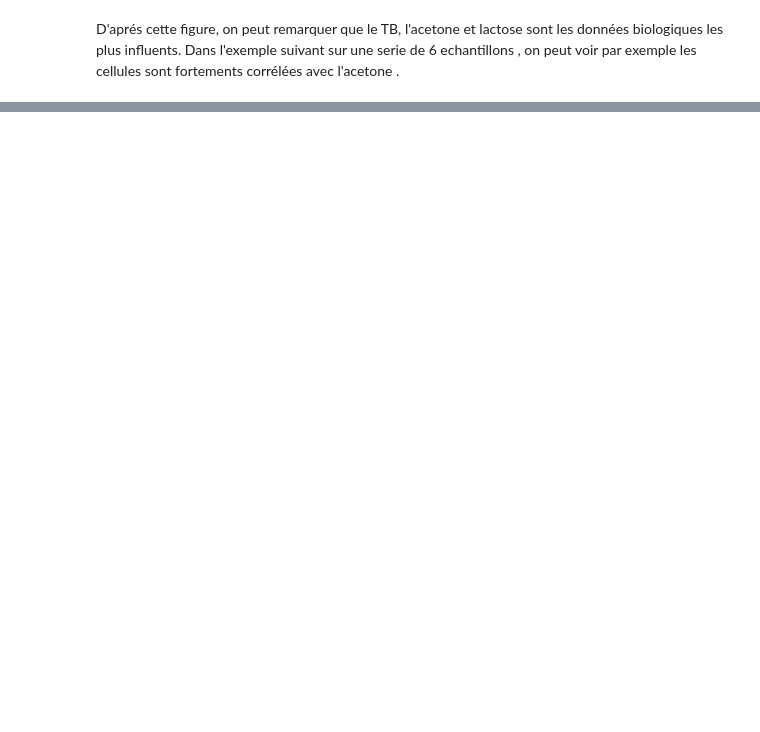
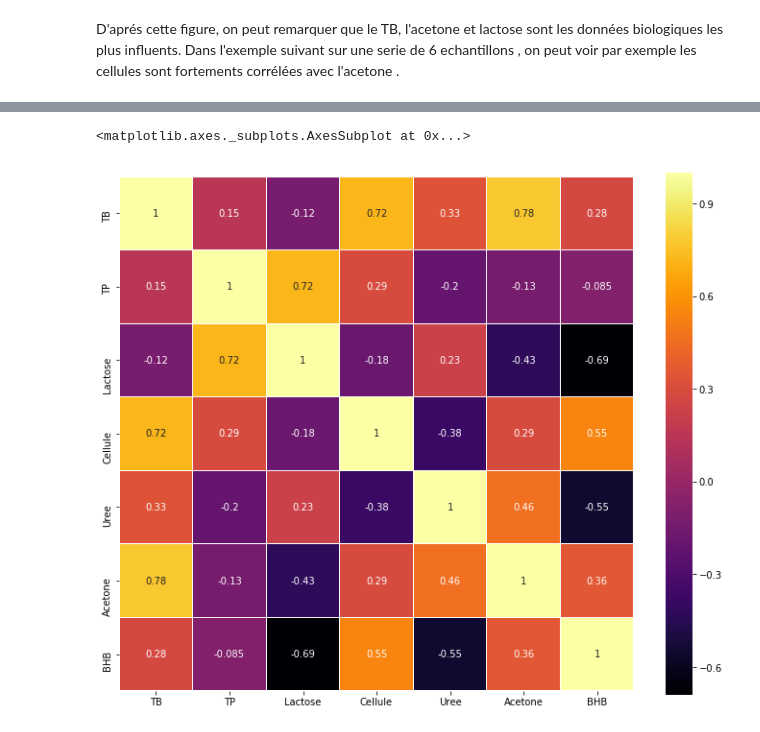
Before and after one commit to mouride44/Classification-of-biological-samples-by-audio, a Jupyter notebook: synthese2.ipynb, the cells around one changed output, grey strips where cells are left out. Cells and saved outputs as stored; diff of their text form; code cells hidden in the pictures; blank space fills up the shorter version.

```diff
--- a/synthese2.ipynb
+++ b/synthese2.ipynb
@@ -339,0 +342,7 @@ df_exemple
+# %%
+ plt.figure(figsize=(12,10))
+sns.heatmap(df_exemple.iloc[:,4:].corr(), linewidths=0.1, vmax=1.0, square=True, cmap=colormap, linecolor='white',
+                       annot=True)
+# %% [output]
+<matplotlib.axes._subplots.AxesSubplot at 0x...>
+[figure, added]
```
Also changed, not shown: parts of 3 cells of this notebook.
